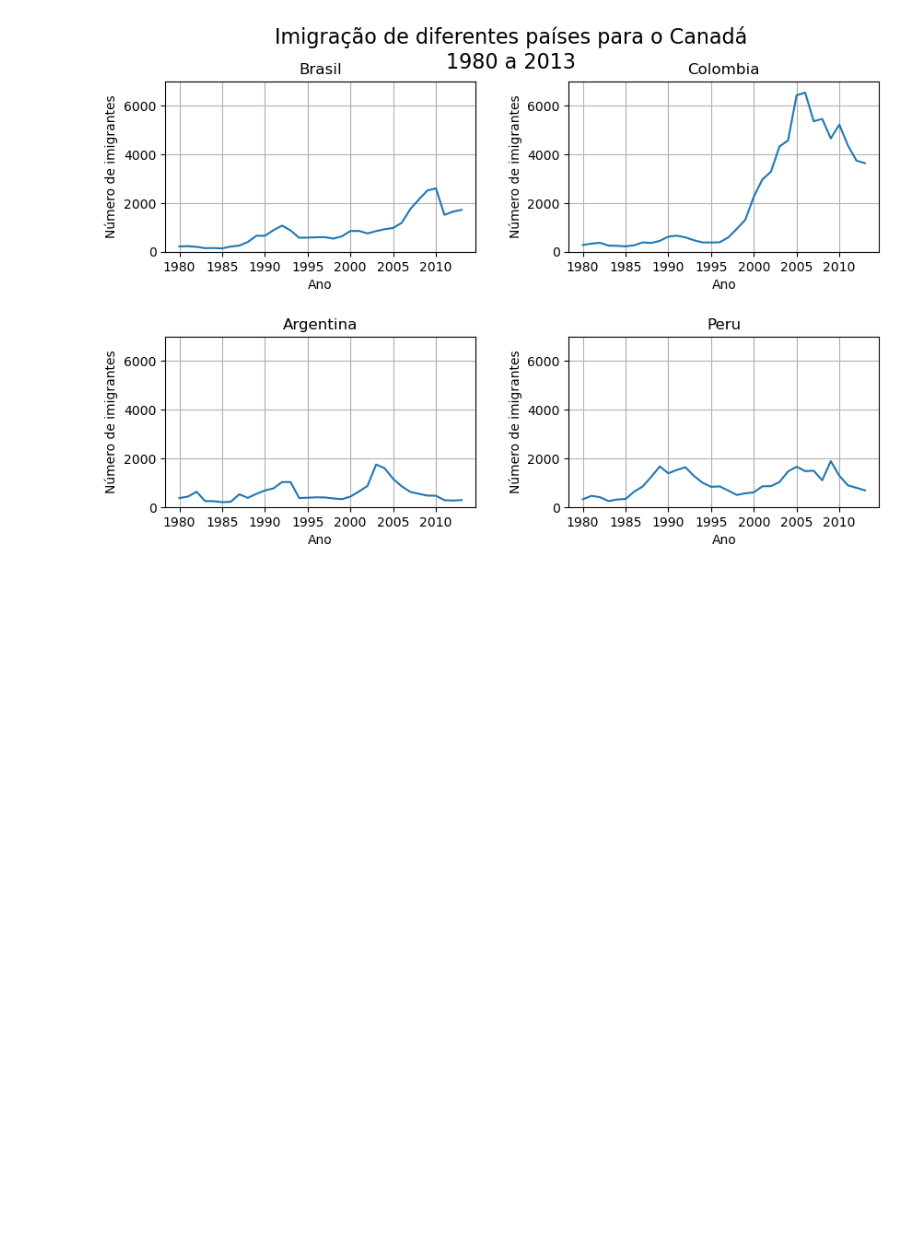
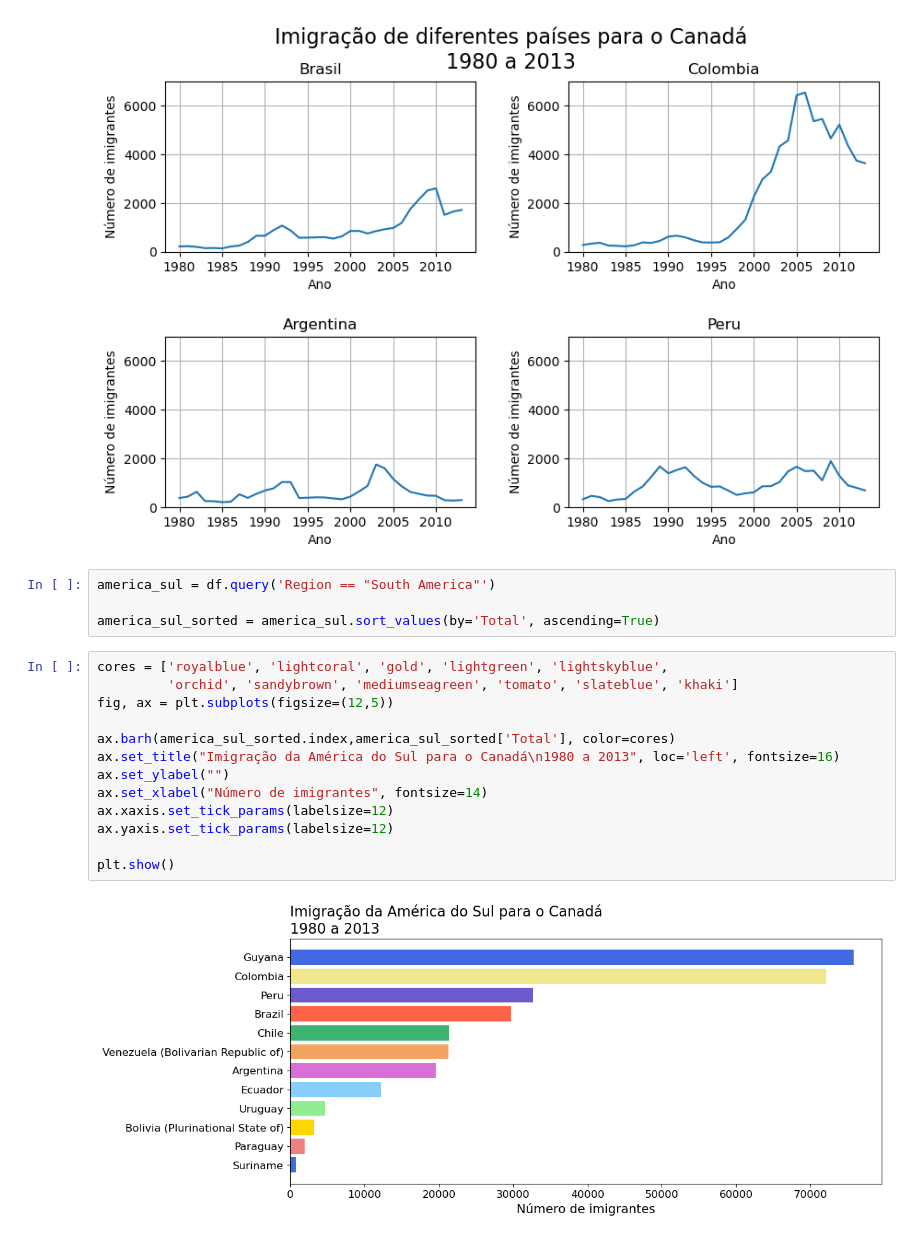
Before and after one commit to emersonsantosgithub/Caderno_Visualiza-o, a Jupyter notebook: caderno_visualizacao.ipynb, the cells around one changed output. Drawn from its saved outputs; the diff is of its cells as text; blank space fills up the shorter version.

```diff
--- a/caderno_visualizacao.ipynb
+++ b/caderno_visualizacao.ipynb
@@ -132,3 +132,22 @@ for ax in axs.ravel():
 plt.show()
 # %% [output]
 [figure]
+# %%
+america_sul = df.query('Region == "South America"')
+
+america_sul_sorted = america_sul.sort_values(by='Total', ascending=True)
+# %%
+cores = ['royalblue', 'lightcoral', 'gold', 'lightgreen', 'lightskyblue',
+         'orchid', 'sandybrown', 'mediumseagreen', 'tomato', 'slateblue', 'khaki']
+fig, ax = plt.subplots(figsize=(12,5))
+
+ax.barh(america_sul_sorted.index,america_sul_sorted['Total'], color=cores)
+ax.set_title("Imigração da América do Sul para o Canadá\n1980 a 2013", loc='left', fontsize=16)
+ax.set_ylabel("")
+ax.set_xlabel("Número de imigrantes", fontsize=14)
+ax.xaxis.set_tick_params(labelsize=12)
+ax.yaxis.set_tick_params(labelsize=12)
+
+plt.show()
+# %% [output]
+[figure, added]
```
Also changed, not shown: parts of 1 cell of this notebook.
